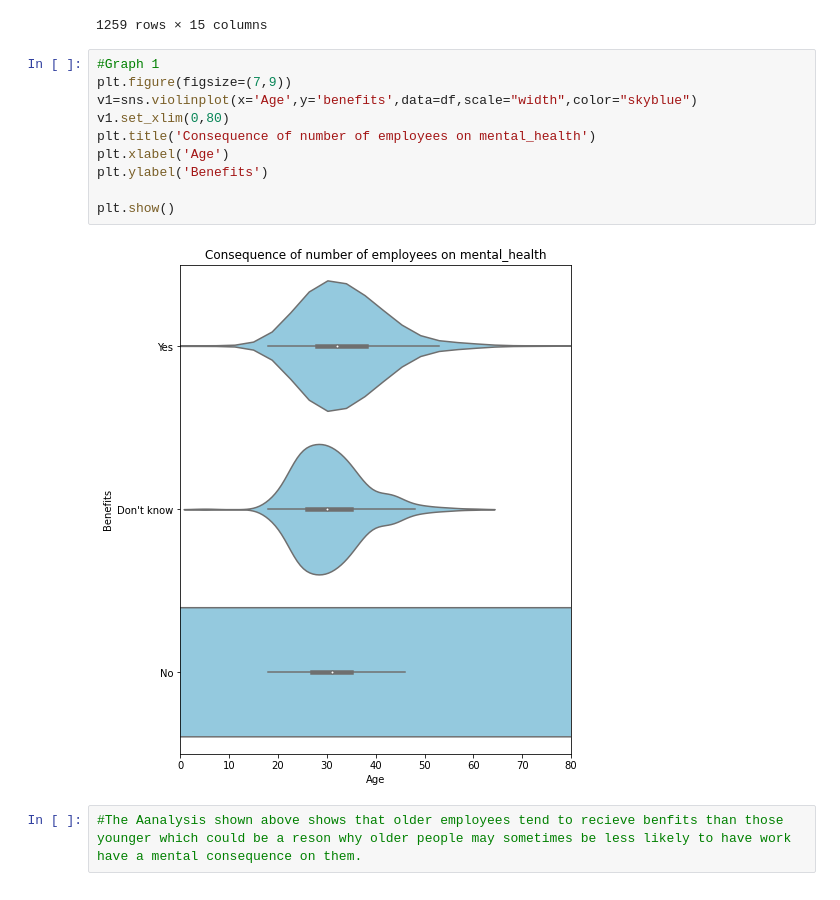
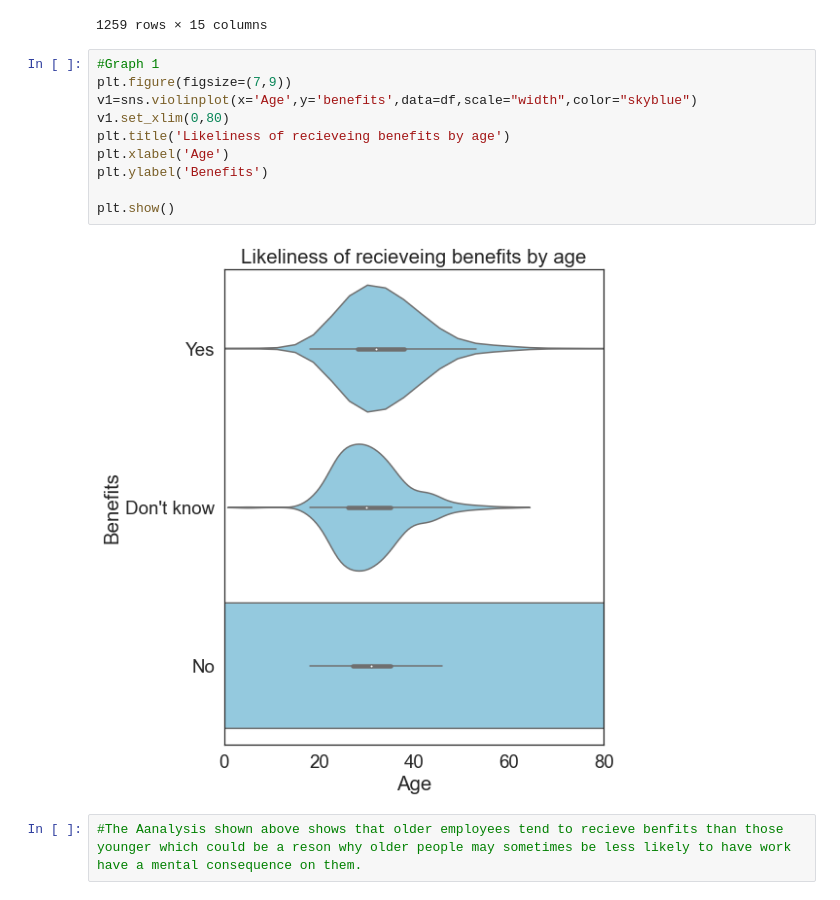
Before and after one commit to cltomiyama/MentalHealthSurvey_analysis, a Jupyter notebook: analysis/mohamed/milestone2.ipynb, the cells around one changed output. Drawn from its saved outputs; the diff is of its cells as text.

```diff
--- a/analysis/mohamed/milestone2.ipynb
+++ b/analysis/mohamed/milestone2.ipynb
@@ -116,15 +116,15 @@ df
 # %%
 #Graph 1
 plt.figure(figsize=(7,9))
 v1=sns.violinplot(x='Age',y='benefits',data=df,scale="width",color="skyblue")
 v1.set_xlim(0,80)
-plt.title('Consequence of number of employees on mental_health')
+plt.title('Likeliness of recieveing benefits by age')
 plt.xlabel('Age')
 plt.ylabel('Benefits')
 
 plt.show()
 # %% [output]
-[figure, old version]
+[figure, new version]
 # %%
 #The Aanalysis shown above shows that older employees tend to recieve benfits than those younger which could be a reson why older people may sometimes be less likely to have work have a mental consequence on them.
 # %%
```
Also changed, not shown: parts of 6 cells of this notebook, 1 other file.
